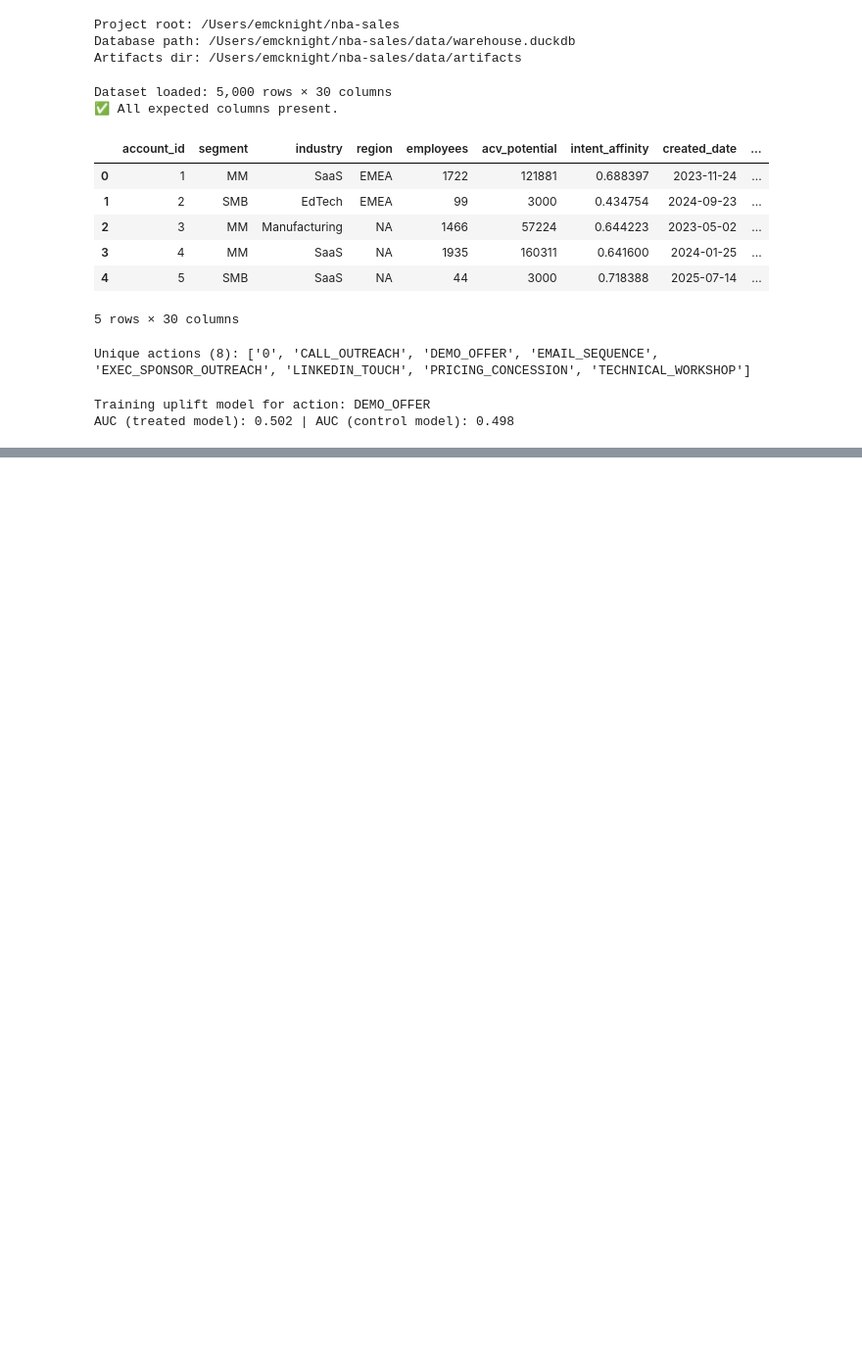
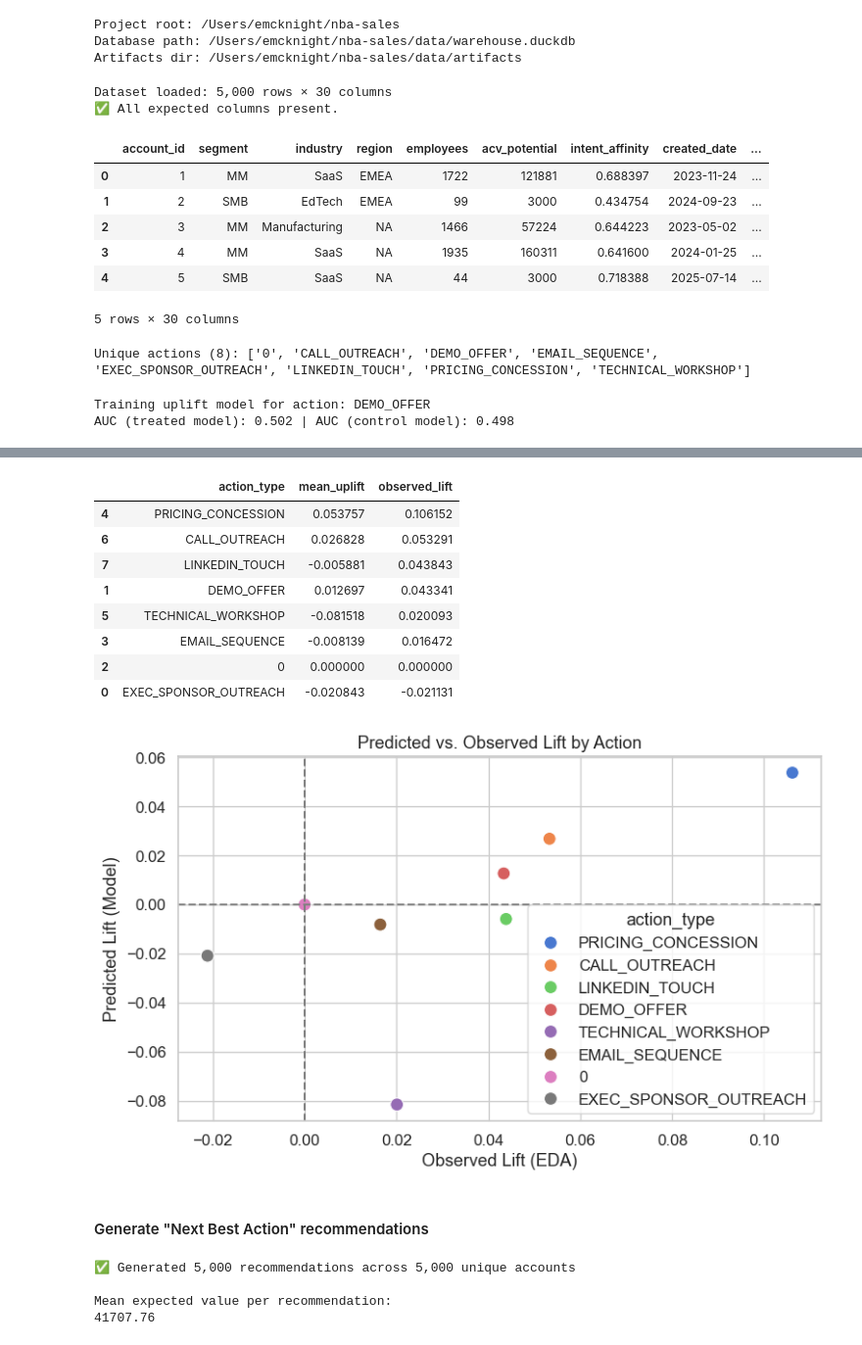
Before and after one commit to emcknight/nba-sales, a Jupyter notebook: notebooks/03_model_uplift_per_action.ipynb, the cells around one changed output, grey strips where cells are left out. Shown at 98% size. Cells and saved outputs as stored; diff of their text form; code cells hidden in the pictures; blank space fills up the shorter version.

```diff
--- a/notebooks/03_model_uplift_per_action.ipynb
+++ b/notebooks/03_model_uplift_per_action.ipynb
@@ -222,0 +322,17 @@ AUC (treated model): 0.502 | AUC (control model): 0.498
+# %%
+#Summaries by action type
+uplift_summary = (
+    uplift_results.groupby("action_type")
+    .agg(
+        mean_uplift=("uplift", "mean"),
+        median_uplift=("uplift", "median"),
+        mean_ev=("expected_value", "mean"),
+        median_ev=("expected_value", "median"),
+        count=("uplift", "size")
+    )
+    .reset_index()
+    .sort_values("mean_ev", ascending=False)
+)
+
+print("Uplift summary by action:")
+display(uplift_summary)
@@ -222,0 +386,36 @@ AUC (treated model): 0.502 | AUC (control model): 0.498
+# %%
+# Observed lift from raw data
+obs_lift = df.groupby("action_type")["won"].mean() - df.loc[df.treated == 0, "won"].mean()
+
+# Merge with model predictions
+lift_compare = (
+    uplift_summary[["action_type", "mean_uplift"]]
+    .merge(obs_lift.rename("observed_lift"), on="action_type", how="left")
+    .sort_values("observed_lift", ascending=False)
+)
+
+display(lift_compare)
+
+# Plot comparison
+plt.figure(figsize=(8,5))
+sns.scatterplot(data=lift_compare, x="observed_lift", y="mean_uplift", hue="action_type", s=100)
+plt.axhline(0, color="gray", linestyle="--")
+plt.axvline(0, color="gray", linestyle="--")
+plt.title("Predicted vs. Observed Lift by Action")
+plt.xlabel("Observed Lift (EDA)")
+plt.ylabel("Predicted Lift (Model)")
+plt.tight_layout()
+plt.show()
+# %% [output]
+|  | action_type | mean_uplift | observed_lift |
+| 4 | PRICING_CONCESSION | 0.053757 | 0.106152 |
+| 6 | CALL_OUTREACH | 0.026828 | 0.053291 |
+| 7 | LINKEDIN_TOUCH | -0.005881 | 0.043843 |
+| 1 | DEMO_OFFER | 0.012697 | 0.043341 |
+| 5 | TECHNICAL_WORKSHOP | -0.081518 | 0.020093 |
+| 3 | EMAIL_SEQUENCE | -0.008139 | 0.016472 |
+| 2 | 0 | 0.000000 | 0.000000 |
+| 0 | EXEC_SPONSOR_OUTREACH | -0.020843 | -0.021131 |
+[figure, added]
+# %% [markdown]
+#### Generate "Next Best Action" recommendations
@@ -222,0 +431,12 @@ AUC (treated model): 0.502 | AUC (control model): 0.498
+# %%
+#Summary stats
+print(f"✅ Generated {len(recommendations):,} recommendations "
+      f"across {recommendations['account_id'].nunique():,} unique accounts")
+
+print("\nMean expected value per recommendation:")
+print(recommendations["expected_value"].mean().round(2))
+# %% [output]
+✅ Generated 5,000 recommendations across 5,000 unique accounts
+
+Mean expected value per recommendation:
+41707.76
```
Also changed, not shown: parts of 19 cells of this notebook, 1 other file.
